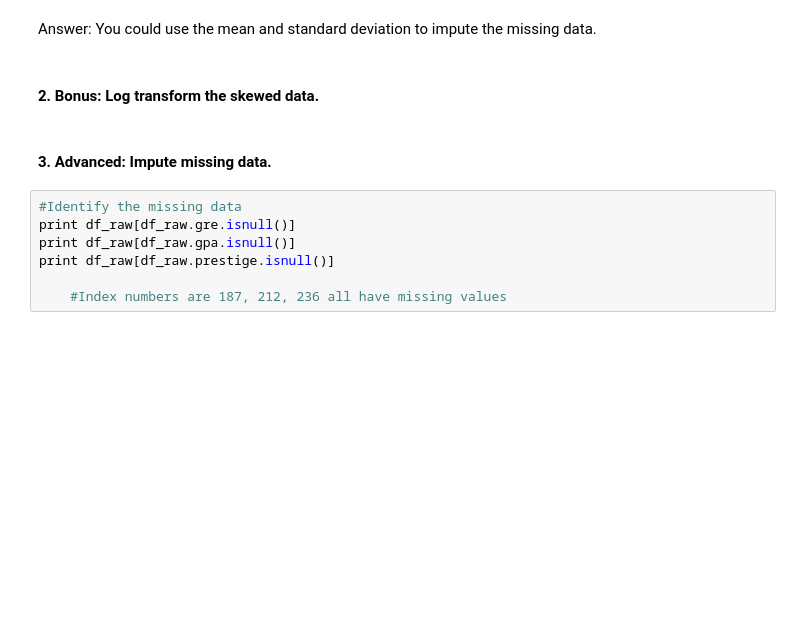
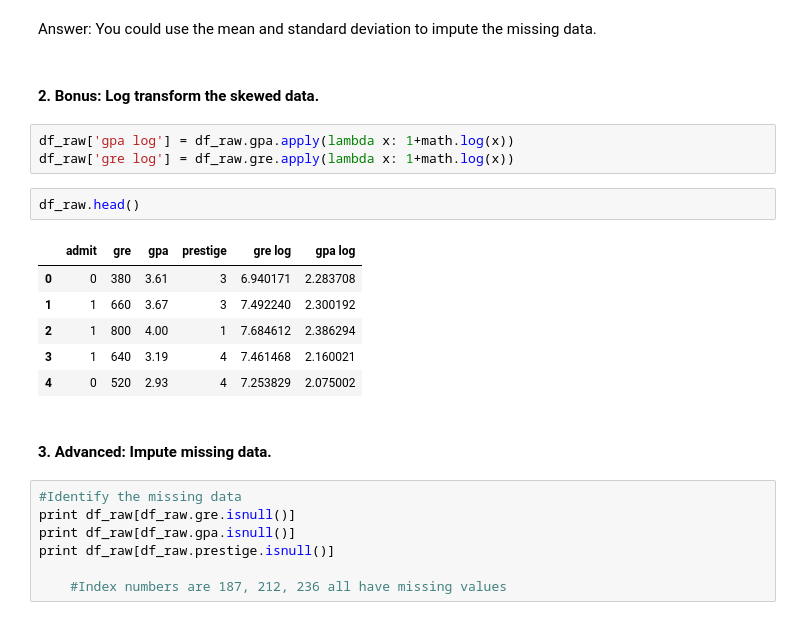
Before and after one commit to vandonova/sf-dat-21, a Jupyter notebook: Unit Projects/Unit 2/starter-code/unit-project-2-code.ipynb, the cells around one changed output. Cells and saved outputs as stored; diff of their text form; blank space fills up the shorter version.

```diff
--- a/Unit Projects/Unit 2/starter-code/unit-project-2-starter-code.ipynb
+++ b/Unit Projects/Unit 2/starter-code/unit-project-2-code.ipynb
@@ -163,6 +163,18 @@ Answer: If data is acquired from top graduate school programs, there will be a p
 Answer: You could use the mean and standard deviation to impute the missing data.
 # %% [markdown]
 #### 2. Bonus: Log transform the skewed data.
+# %%
+df_raw['gpa log'] = df_raw.gpa.apply(lambda x: 1+math.log(x))
+df_raw['gre log'] = df_raw.gre.apply(lambda x: 1+math.log(x))
+# %%
+df_raw.head()
+# %% [output]
+|  | admit | gre | gpa | prestige | gre log | gpa log |
+| 0 | 0 | 380 | 3.61 | 3 | 6.940171 | 2.283708 |
+| 1 | 1 | 660 | 3.67 | 3 | 7.492240 | 2.300192 |
+| 2 | 1 | 800 | 4.00 | 1 | 7.684612 | 2.386294 |
+| 3 | 1 | 640 | 3.19 | 4 | 7.461468 | 2.160021 |
+| 4 | 0 | 520 | 2.93 | 4 | 7.253829 | 2.075002 |
 # %% [markdown]
 #### 3. Advanced: Impute missing data.
 # %%
```
